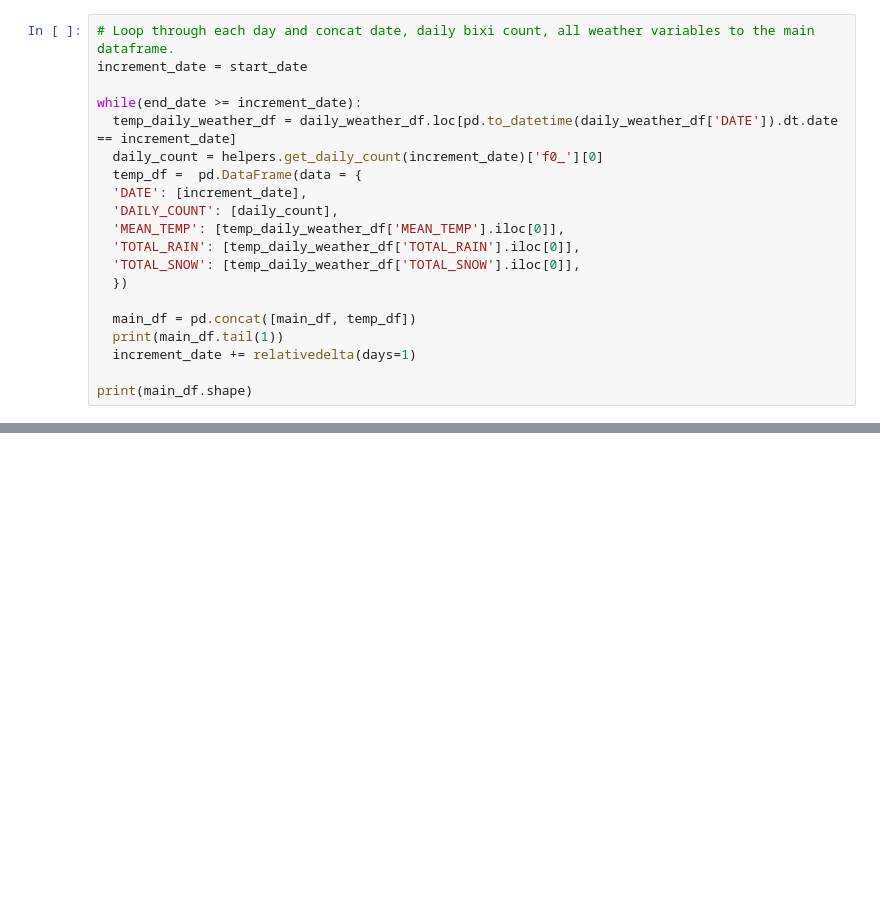
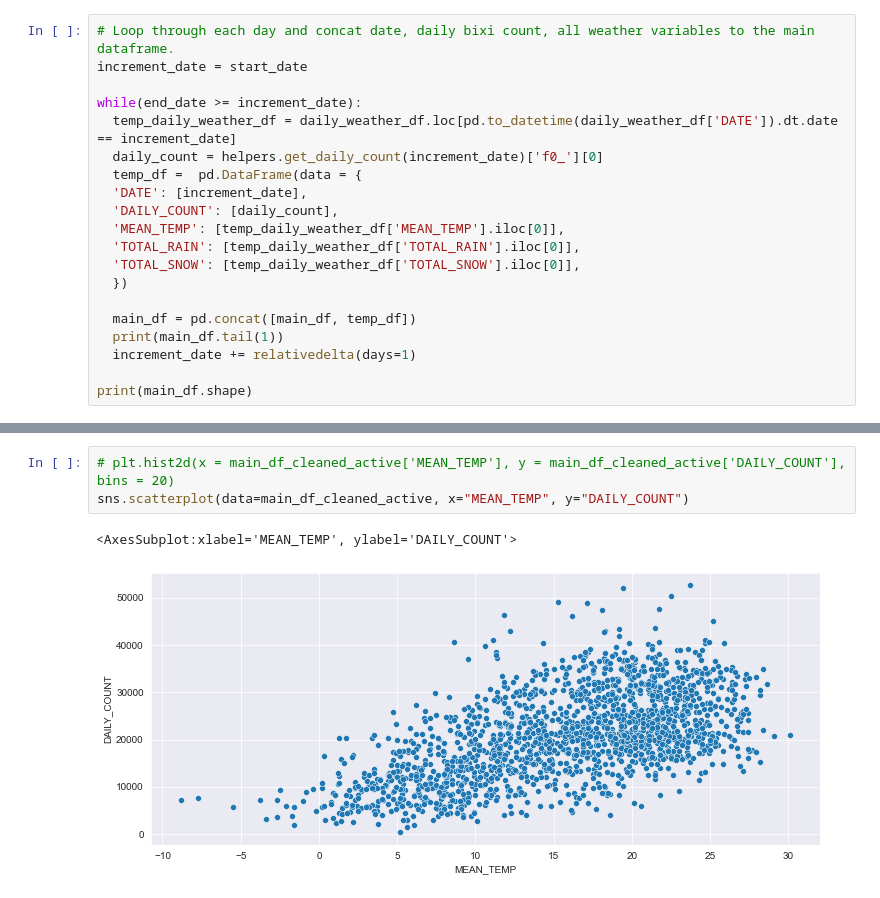
Before and after one commit to alexlangev/bixi-montreal, a Jupyter notebook: main.ipynb, the cells around one changed output, grey strips where cells are left out. Drawn from its saved outputs; the diff is of its cells as text; blank space fills up the shorter version.

```diff
--- a/main.ipynb
+++ b/main.ipynb
@@ -87,0 +202,6 @@ Name: DATE, dtype: object
+# %%
+# plt.hist2d(x = main_df_cleaned_active['MEAN_TEMP'], y = main_df_cleaned_active['DAILY_COUNT'], bins = 20)
+sns.scatterplot(data=main_df_cleaned_active, x="MEAN_TEMP", y="DAILY_COUNT")
+# %% [output]
+<AxesSubplot:xlabel='MEAN_TEMP', ylabel='DAILY_COUNT'>
+[figure, added]
```
Also changed, not shown: parts of 27 cells of this notebook, 3 other files.
